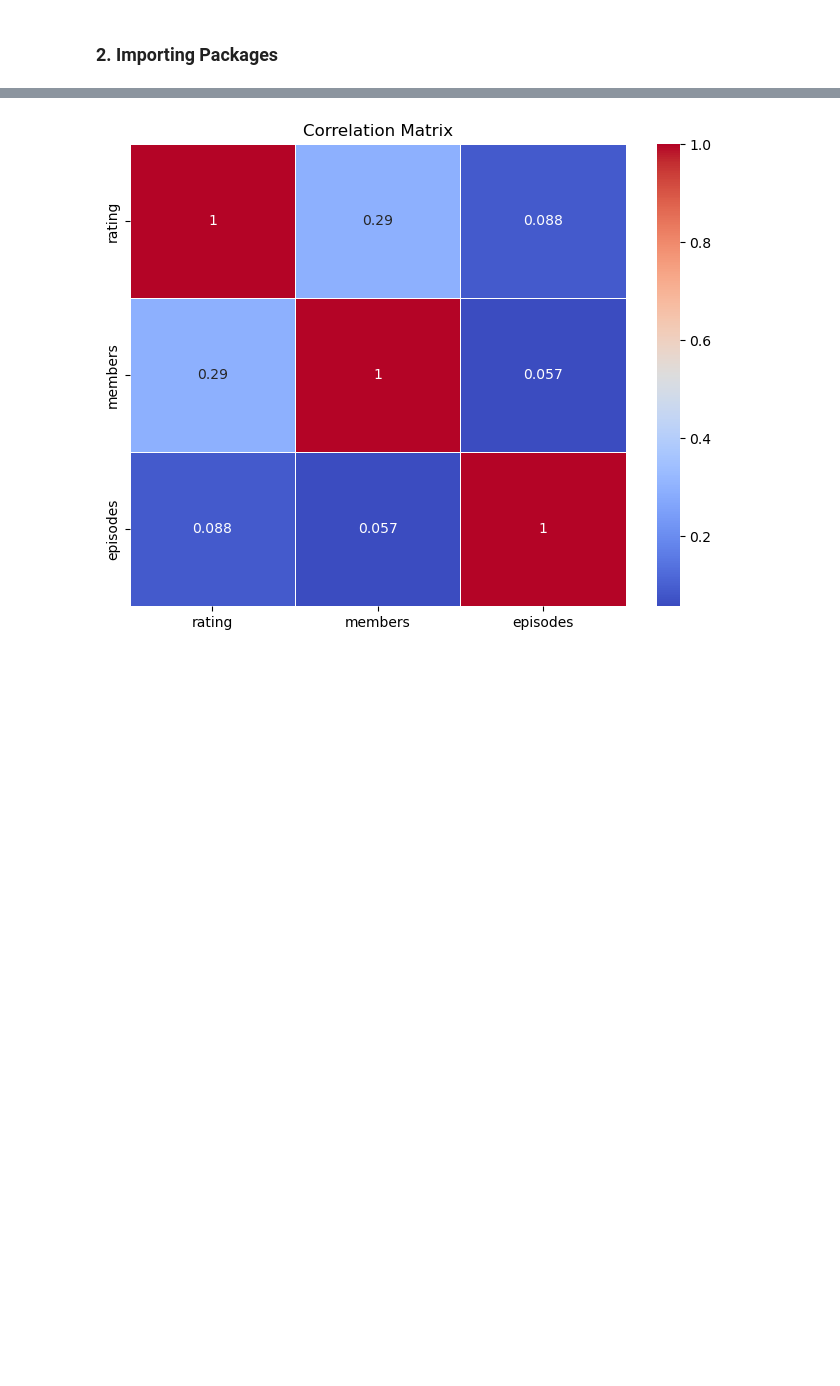
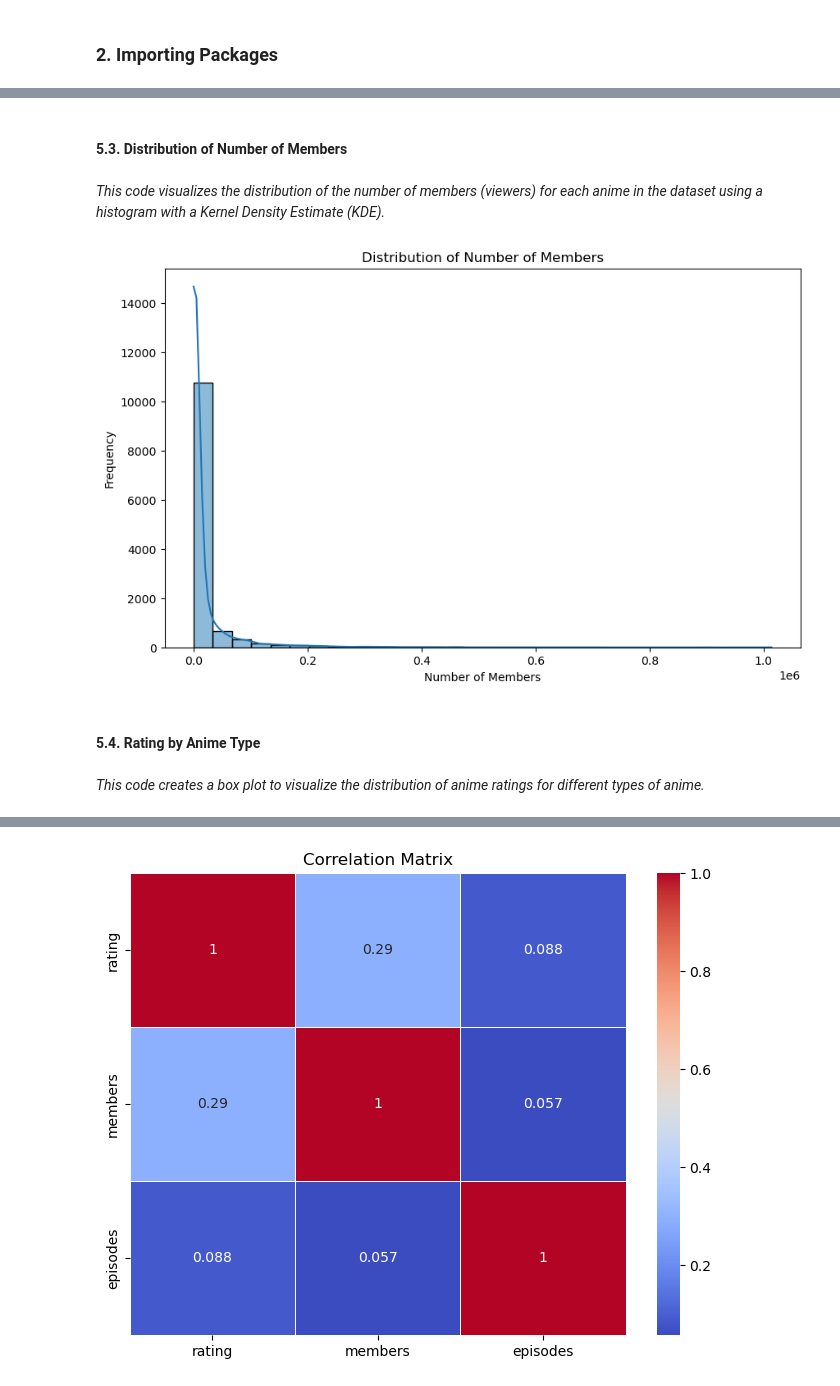
Before and after one commit to PhillipSethole/Anime-Recommender-System-Project-2025, a Jupyter notebook: Anime-Recommender-System-Project-2025 Team 2.ipynb, the cells around one changed output, grey strips where cells are left out. Cells and saved outputs as stored; diff of their text form; code cells hidden in the pictures; blank space fills up the shorter version.

```diff
--- a/Anime-Recommender-System-Project-2025 Team 2.ipynb
+++ b/Anime-Recommender-System-Project-2025 Team 2.ipynb
@@ -281,0 +320,18 @@ Name: count, dtype: int64
+# %% [markdown]
+#### 5.3. Distribution of Number of Members
+# %% [markdown]
+_This code visualizes the distribution of the number of members (viewers) for each anime in the dataset using a histogram with a Kernel Density Estimate (KDE)._
+# %%
+# Distribution of number of members
+plt.figure(figsize=(10, 6))
+sns.histplot(anime_df['members'], bins=30, kde=True)
+plt.title('Distribution of Number of Members')
+plt.xlabel('Number of Members')
+plt.ylabel('Frequency')
+plt.show()
+# %% [output]
+[figure, added]
+# %% [markdown]
+#### 5.4. Rating by Anime Type
+# %% [markdown]
+_This code creates a box plot to visualize the distribution of anime ratings for different types of anime._
```
Also changed, not shown: parts of 144 cells of this notebook.
